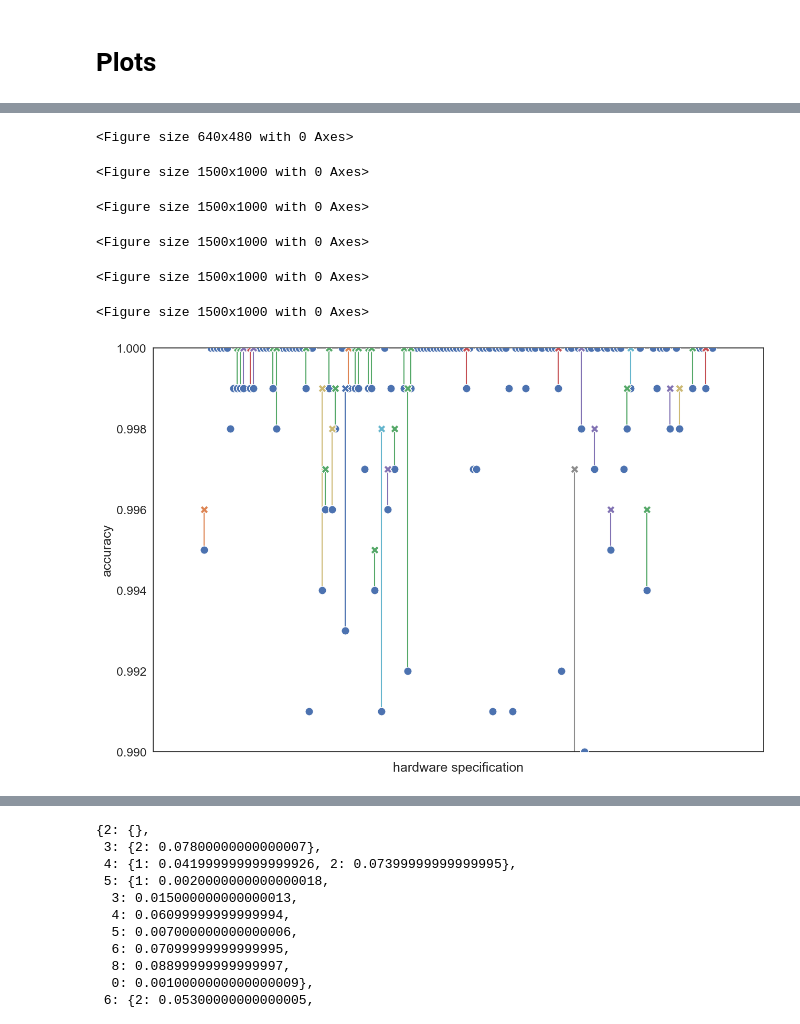
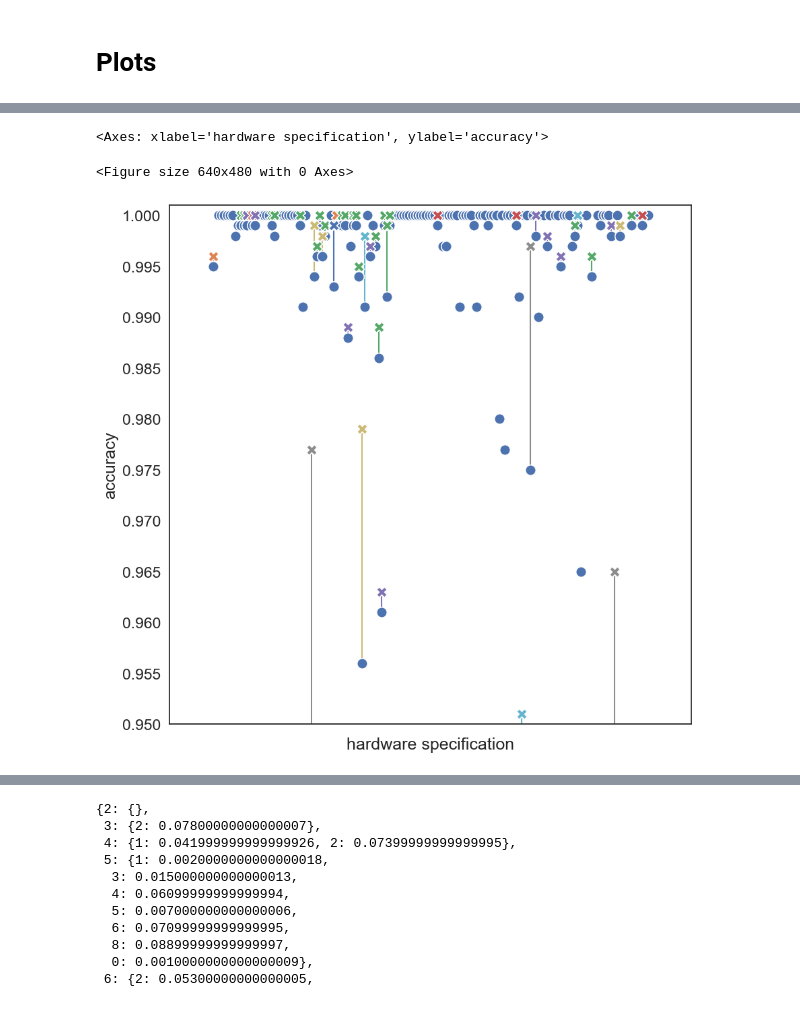
Before and after one commit to smml1996/algorithm_synthesis, a Jupyter notebook: notebooks_pnas/reset.ipynb, the cells around one changed output, grey strips where cells are left out. Cells and saved outputs as stored; diff of their text form; code cells hidden in the pictures.

```diff
--- a/notebooks_pnas/reset.ipynb
+++ b/notebooks_pnas/reset.ipynb
@@ -137,4 +137,5 @@ horizon 6
 # Plots
 # %%
 df, horizon_lines = get_df_visualizing_lambdas(ResetExperimentID.main, diff_algs_to_spec)
+figsize = (10,10)
 # %%
@@ -151,11 +148,6 @@ for horizon in range(2, 8):
 # %%
-for horizon in range(2, 8):
-    get_scatterplot_guarantees_compare(ResetExperimentID.main, horizon, df, horizon_lines, horizon_to_num_algs, y_range=[0.99, 1.1])
+get_scatterplot_guarantees_compare(ResetExperimentID.main, 7, df, horizon_lines, horizon_to_num_algs, y_range=[0.95, 1.001], y_stepsize=0.005, img_name="low_noise_reset7_95", figsize=figsize)
 # %% [output]
-<Figure size 640x480 with 0 Axes>
+<Axes: xlabel='hardware specification', ylabel='accuracy'>
-<Figure size 1500x1000 with 0 Axes>
+<Figure size 640x480 with 0 Axes>
-<Figure size 1500x1000 with 0 Axes>
-<Figure size 1500x1000 with 0 Axes>
-<Figure size 1500x1000 with 0 Axes>
-<Figure size 1500x1000 with 0 Axes>
-[figure, old version]
+[figure, new version]
```
Also changed, not shown: parts of 8 cells of this notebook, 10 other files.
